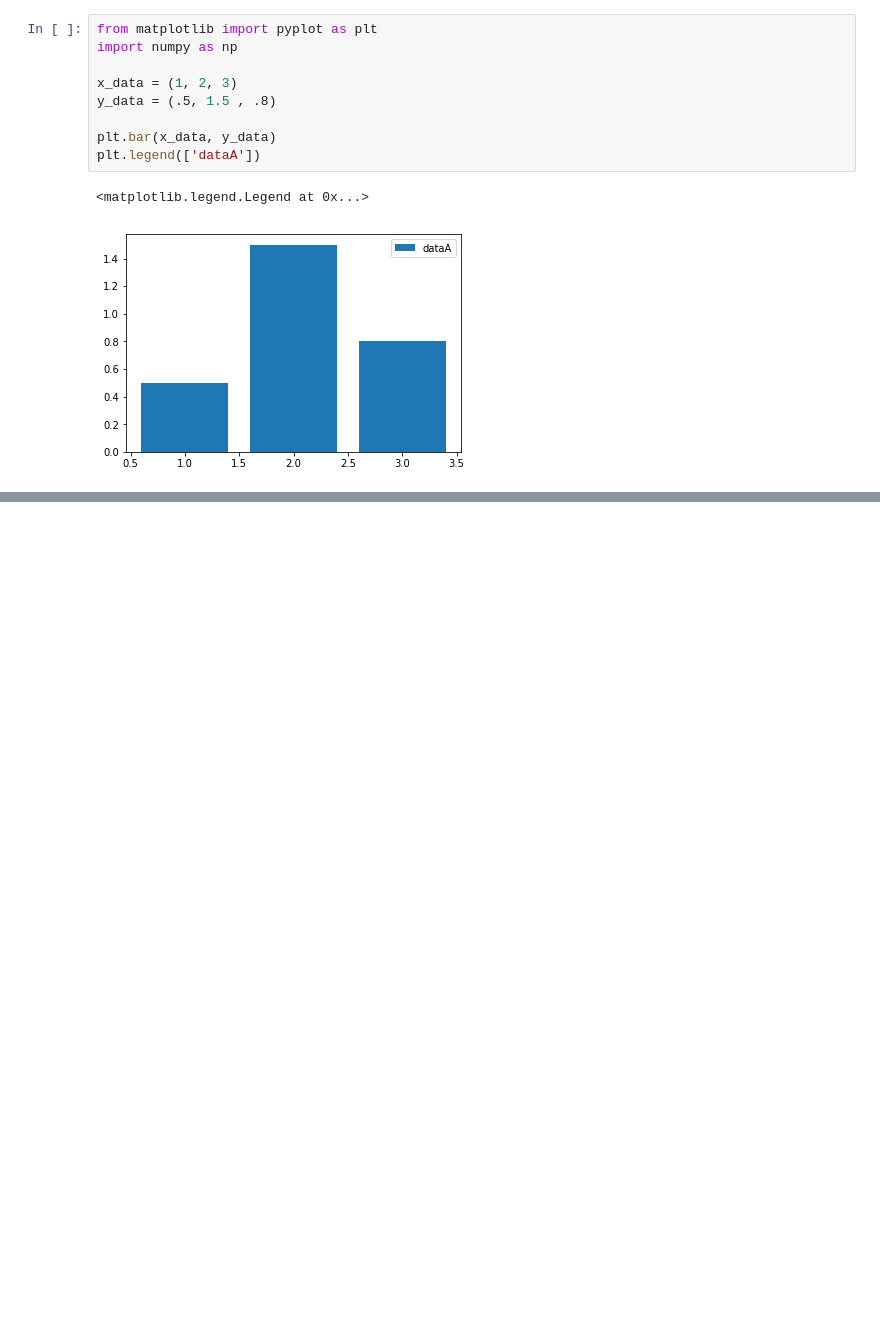
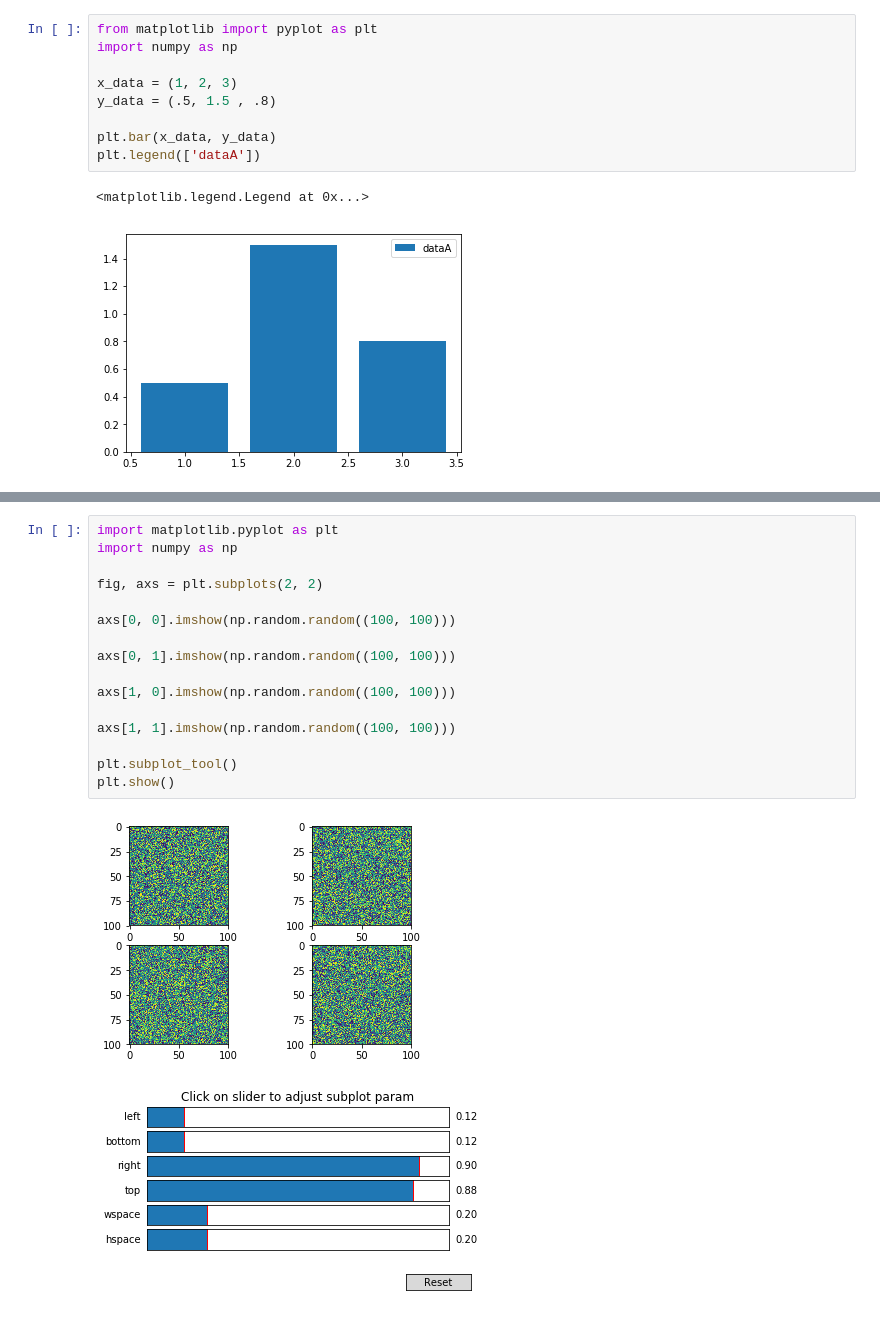
Before and after one commit to soudegesu/pyplot-test, a Jupyter notebook: samples/additional_information.ipynb, the cells around one changed output, grey strips where cells are left out. Saved outputs shown, nothing was run; the diff lists cells and outputs as text; blank space fills up the shorter version.

```diff
--- a/samples/additional_information.ipynb
+++ b/samples/additional_information.ipynb
@@ -215,0 +213,19 @@ plt.legend(['dataA'])
+# %%
+import matplotlib.pyplot as plt
+import numpy as np
+
+fig, axs = plt.subplots(2, 2)
+
+axs[0, 0].imshow(np.random.random((100, 100)))
+
+axs[0, 1].imshow(np.random.random((100, 100)))
+
+axs[1, 0].imshow(np.random.random((100, 100)))
+
+axs[1, 1].imshow(np.random.random((100, 100)))
+
+plt.subplot_tool()
+plt.show()
+# %% [output]
+[figure, added]
+[figure, added]
```
Also changed, not shown: parts of 1 cell of this notebook, 2 other files.
